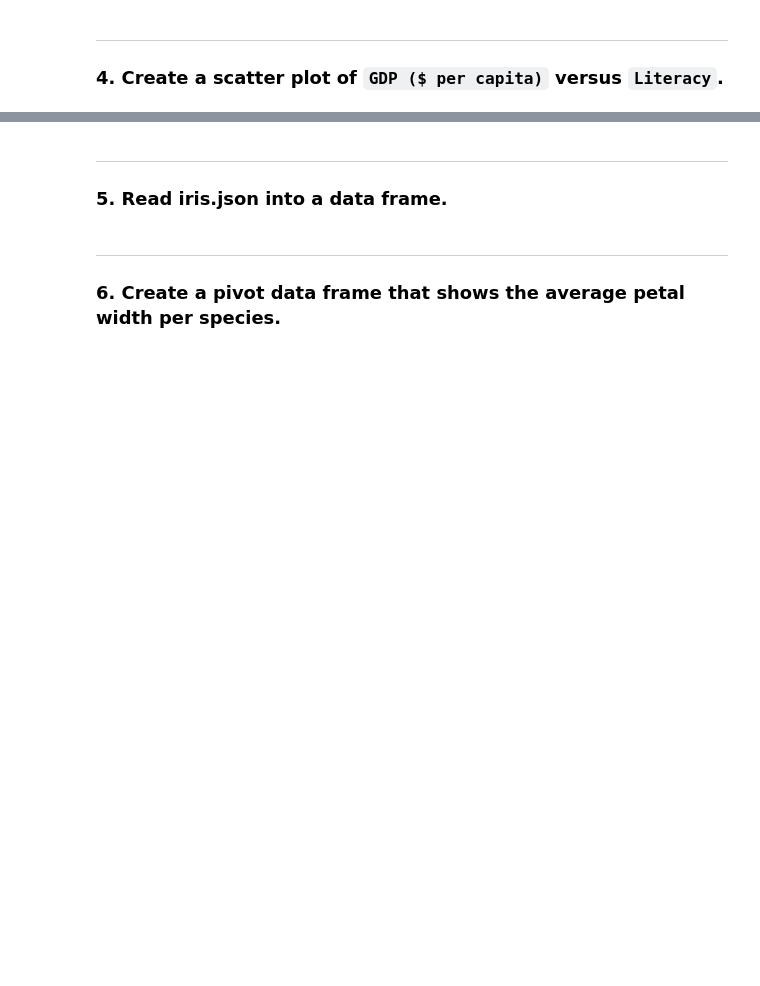
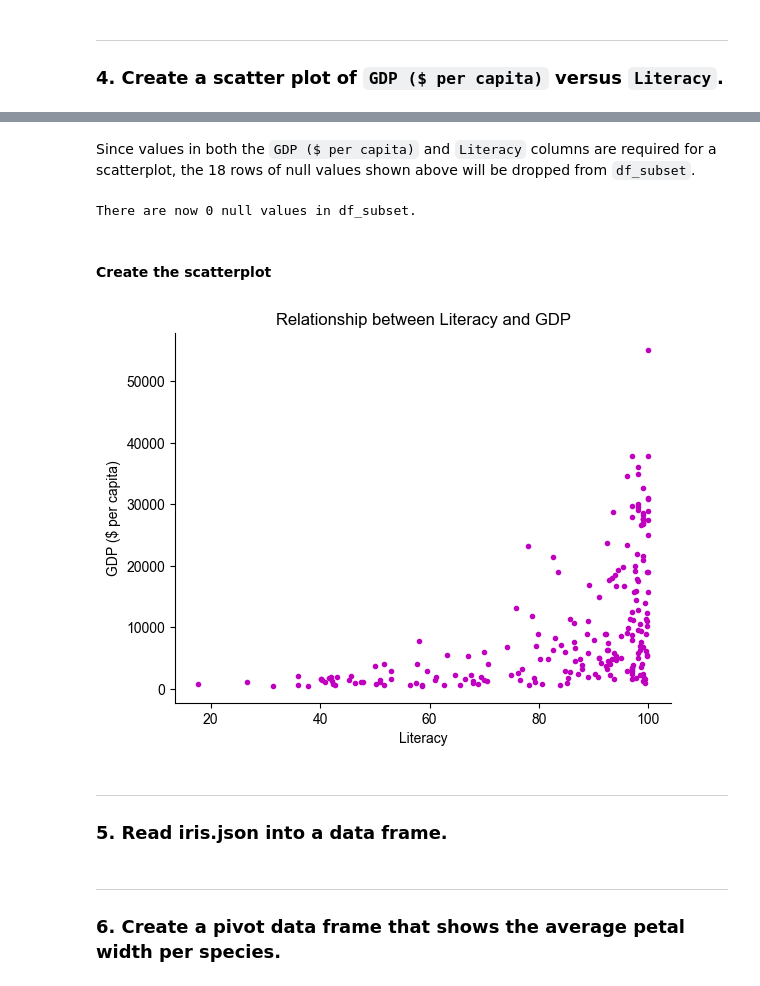
Before and after one commit to valeriemagalong/Val-Practices-Python, a Jupyter notebook: Countries_Iris_Matplotlib/Matplotlib_Practice_Countries_Iris_Data.ipynb, the cells around one changed output, grey strips where cells are left out. Cells and saved outputs as stored; diff of their text form; code cells hidden in the pictures; blank space fills up the shorter version.

```diff
--- a/Countries_Iris_Matplotlib/Matplotlib_Practice_Countries_Iris_Data.ipynb
+++ b/Countries_Iris_Matplotlib/Matplotlib_Practice_Countries_Iris_Data.ipynb
@@ -48,0 +83,6 @@ plt.show()
+# %%
+# Pull data only from the 'GDP ($ per capita)' and 'Literacy' columns and assign to df_subset
+df_subset = countries_df[['GDP ($ per capita)', 'Literacy']]
+
+# Check for NaNs in df_subset
+df_subset.isna().sum()
@@ -49,3 +117,26 @@ plt.show()
+# %% [markdown]
+Since values in both the `GDP ($ per capita)` and `Literacy` columns are required for a scatterplot, the 18 rows of null values shown above will be dropped from `df_subset`.
+# %%
+# Drop the NaNs from df_subset
+df_subset = df_subset.dropna()
+
+print(f'There are now {df_subset.isna().sum().sum()} null values in df_subset.')
+# %% [output]
+There are now 0 null values in df_subset.
+# %% [markdown]
+#### Create the scatterplot
+# %%
+# Declare new Axes object called gdp_lit_scatter
+gdp_lit_scatter = plt.axes()
+
+# Display scatterplot and customize appearance
+gdp_lit_scatter.scatter(df_subset['Literacy'], df_subset['GDP ($ per capita)'], marker = '.', color = 'm')
+gdp_lit_scatter.set(xlabel = 'Literacy', ylabel = 'GDP ($ per capita)',
+                    title = 'Relationship between Literacy and GDP')
+
+plt.show()
+# %% [output]
+[figure, added]
 # %% [markdown]
 ---
 ### 5. Read iris.json into a data frame.
```
Also changed, not shown: parts of 9 cells of this notebook.
